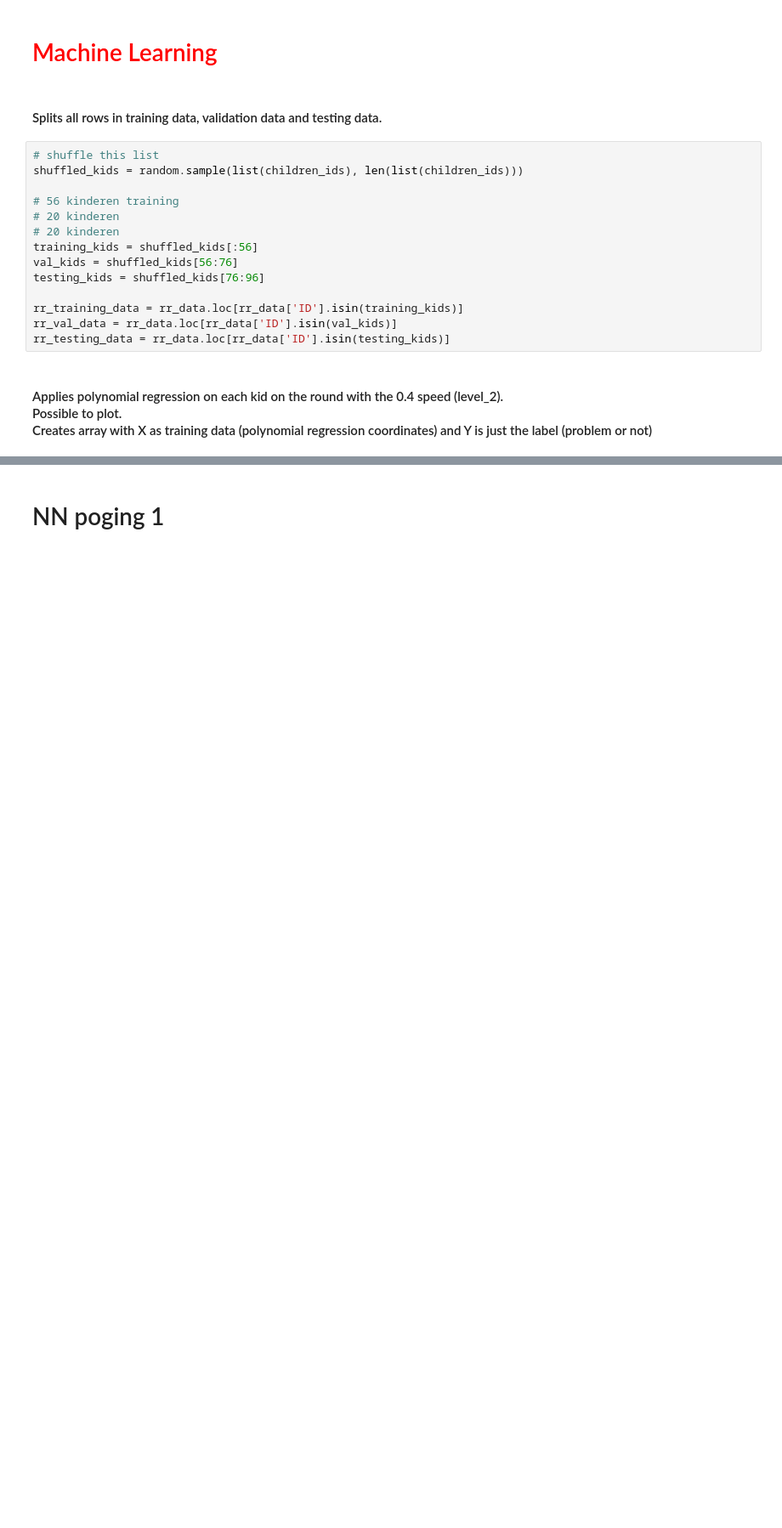
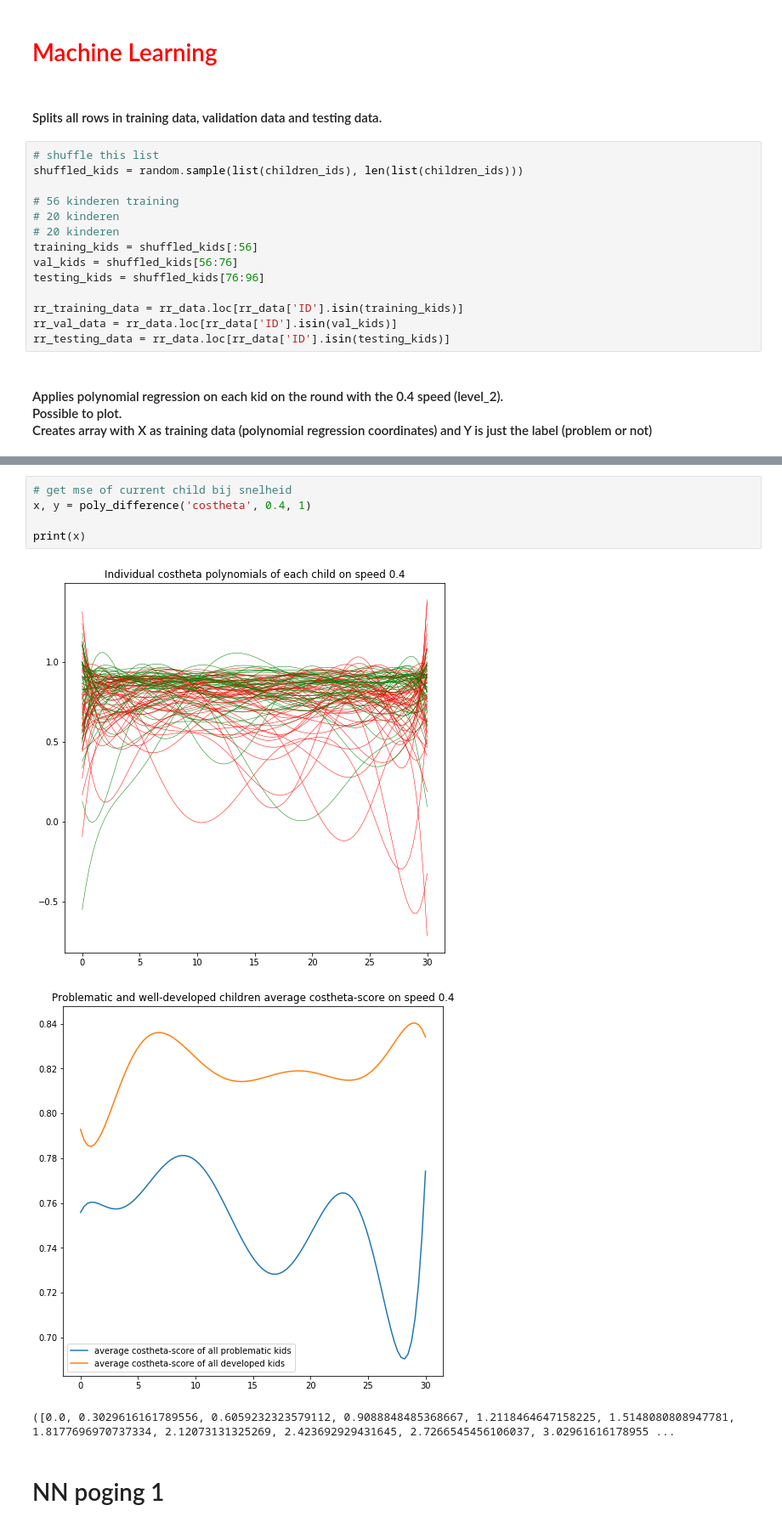
Before and after one commit to mangow/sps, a Jupyter notebook: sps.ipynb, the cells around one changed output, grey strips where cells are left out. Shown at 85% size. Saved outputs shown, nothing was run; the diff lists cells and outputs as text; blank space fills up the shorter version.

```diff
--- a/sps.ipynb
+++ b/sps.ipynb
@@ -642,3 +763,12 @@ poly_difference('costheta', 0.4, 0)
+# %%
+# get mse of current child bij snelheid
+x, y = poly_difference('costheta', 0.4, 1)
+
+print(x)
+# %% [output]
+[figure, added]
+[figure, added]
+([0.0, 0.3029616161789556, 0.6059232323579112, 0.9088848485368667, 1.2118464647158225, 1.5148080808947781, 1.8177696970737334, 2.12073131325269, 2.423692929431645, 2.7266545456106037, 3.02961616178955 ...
 # %% [markdown]
 # NN poging 1
 # %%
```
Also changed, not shown: parts of 9 cells of this notebook.
